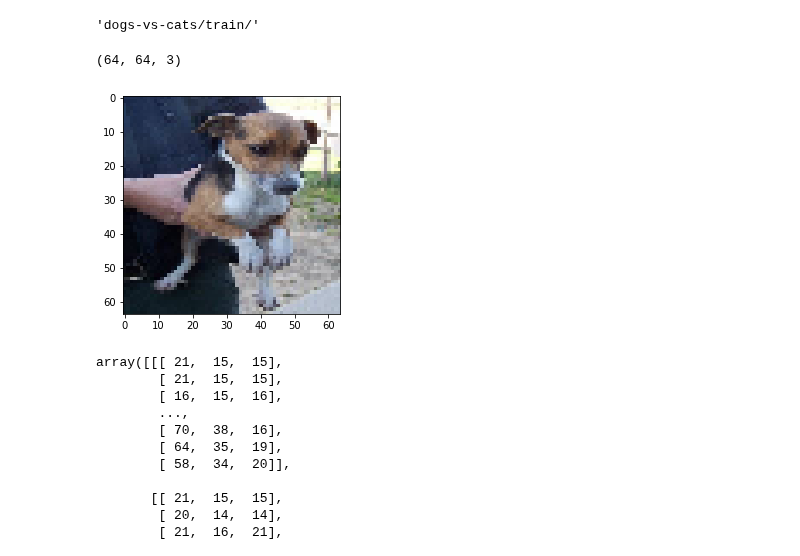
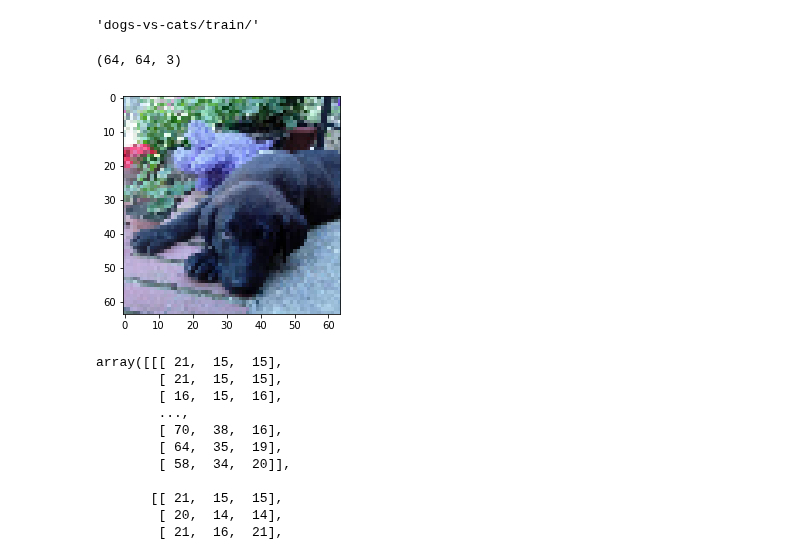
Before and after one commit to franciscocanon-thebridge/bootcamp_thebridge_PTSep20, a Jupyter notebook: Bloque 3 - Machine Learning/05_Deep_Learning/2-Redes Convolucionales/01_Dogs&Cats.ipynb, the cells around one changed output. Drawn from its saved outputs; the diff is of its cells as text; code cells hidden in the pictures.

```diff
--- a/Bloque 3 - Machine Learning/05_Deep_Learning/2-Redes Convolucionales/01_Dogs&Cats.ipynb
+++ b/Bloque 3 - Machine Learning/05_Deep_Learning/2-Redes Convolucionales/01_Dogs&Cats.ipynb
@@ -214,11 +214,11 @@ DATA_PATH
 # %% [output]
 'dogs-vs-cats/train/'
 # %%
-print(X_train[0].shape)
-plt.imshow(X_train[0]);
+print(X_train[1].shape)
+plt.imshow(X_train[1]);
 # %% [output]
 (64, 64, 3)
-[figure, old version]
+[figure, new version]
 # %%
 X_train[0]
 # %% [output]
```
Also changed, not shown: parts of 16 cells of this notebook, 7 other files.
